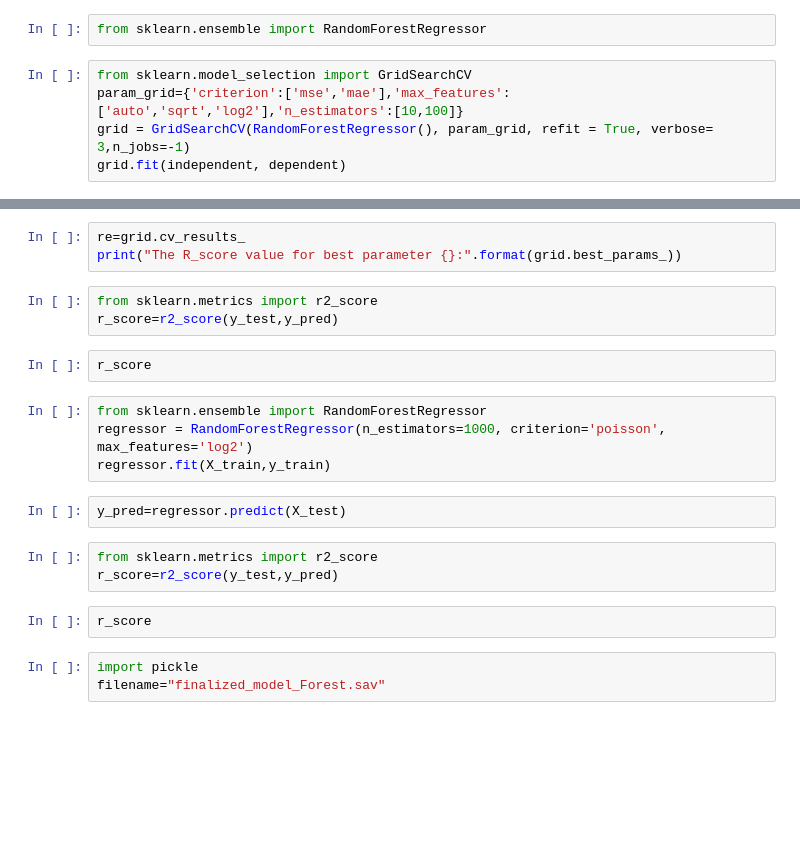
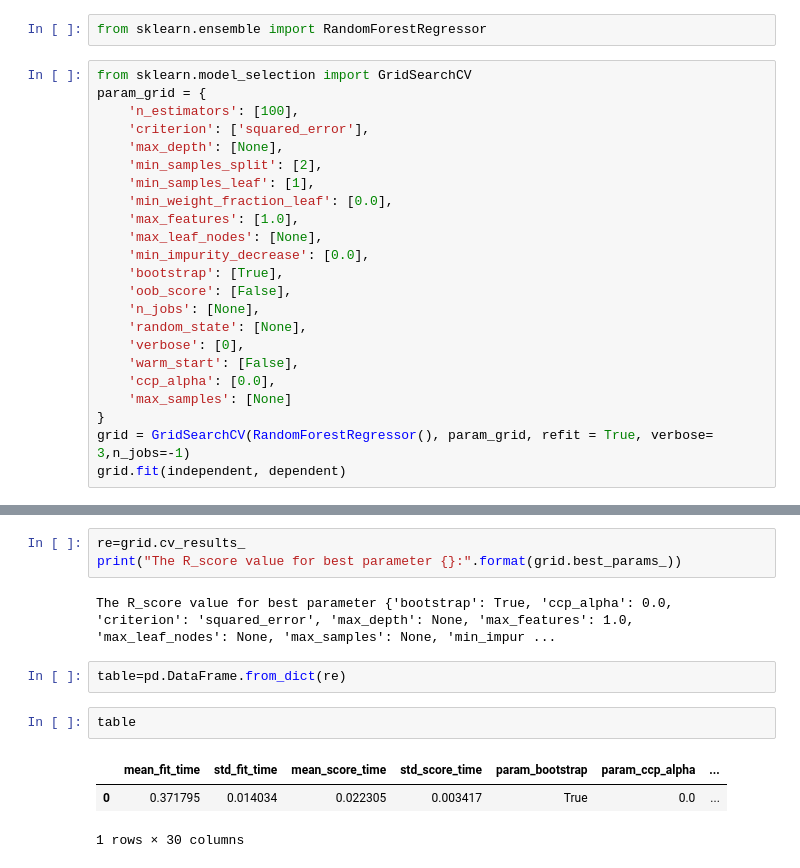
Before and after one commit to GowthamanJayavel/Machine-Learning, a Jupyter notebook: Regression_Assignment/10.Random Forest GRID without Training and Test SET.ipynb, the cells around one changed output, grey strips where cells are left out. Cells and saved outputs as stored; diff of their text form; blank space fills up the shorter version.

```diff
--- a/Regression_Assignment/10.Random Forest GRID without Training and Test SET.ipynb
+++ b/Regression_Assignment/10.Random Forest GRID without Training and Test SET.ipynb
@@ -62,7 +62,25 @@ dependent=dataset[['charges']]
 from sklearn.ensemble import RandomForestRegressor
 # %%
 from sklearn.model_selection import GridSearchCV
-param_grid={'criterion':['mse','mae'],'max_features': ['auto','sqrt','log2'],'n_estimators':[10,100]}
+param_grid = {
+    'n_estimators': [100],
+    'criterion': ['squared_error'],
+    'max_depth': [None],
+    'min_samples_split': [2],
+    'min_samples_leaf': [1],
+    'min_weight_fraction_leaf': [0.0],
+    'max_features': [1.0],
+    'max_leaf_nodes': [None],
+    'min_impurity_decrease': [0.0],
+    'bootstrap': [True],
+    'oob_score': [False],
+    'n_jobs': [None],
+    'random_state': [None],
+    'verbose': [0],
+    'warm_start': [False],
+    'ccp_alpha': [0.0],
+    'max_samples': [None]
+}
 grid = GridSearchCV(RandomForestRegressor(), param_grid, refit = True, verbose= 3,n_jobs=-1)
 grid.fit(independent, dependent)
 # %% [output]
@@ -80,22 +112,13 @@ GridSearchCV(estimator=RandomForestRegressor(), n_jobs=-1,
 # %%
 re=grid.cv_results_
 print("The R_score value for best parameter {}:".format(grid.best_params_))
+# %% [output]
+The R_score value for best parameter {'bootstrap': True, 'ccp_alpha': 0.0, 'criterion': 'squared_error', 'max_depth': None, 'max_features': 1.0, 'max_leaf_nodes': None, 'max_samples': None, 'min_impur ...
 # %%
-from sklearn.metrics import r2_score
-r_score=r2_score(y_test,y_pred)
+table=pd.DataFrame.from_dict(re)
 # %%
-r_score
+table
+# %% [output]
+|  | mean_fit_time | std_fit_time | mean_score_time | std_score_time | param_bootstrap | param_ccp_alpha | ... |
+| 0 | 0.371795 | 0.014034 | 0.022305 | 0.003417 | True | 0.0 | ... |
+1 rows × 30 columns
-# %%
-from sklearn.ensemble import RandomForestRegressor
-regressor = RandomForestRegressor(n_estimators=1000, criterion='poisson', max_features='log2')
-regressor.fit(X_train,y_train)
-# %%
-y_pred=regressor.predict(X_test)
-# %%
-from sklearn.metrics import r2_score
-r_score=r2_score(y_test,y_pred)
-# %%
-r_score
-# %%
-import pickle
-filename="finalized_model_Forest.sav"
```
Also changed, not shown: parts of 8 cells of this notebook.
